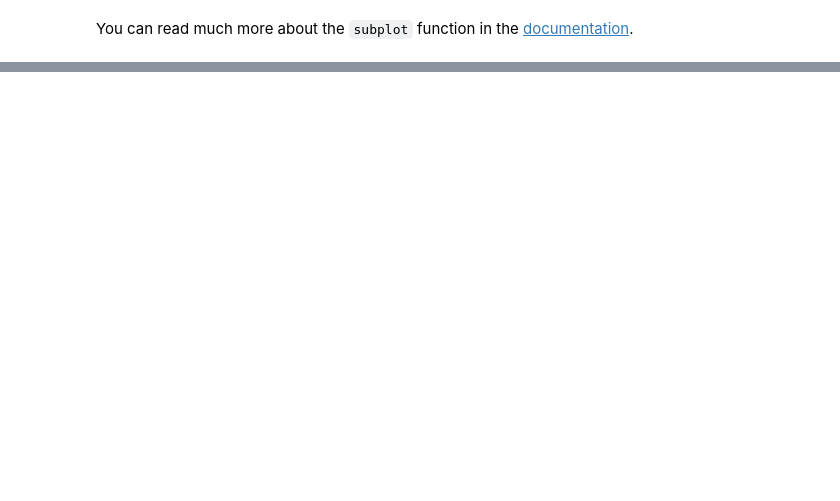
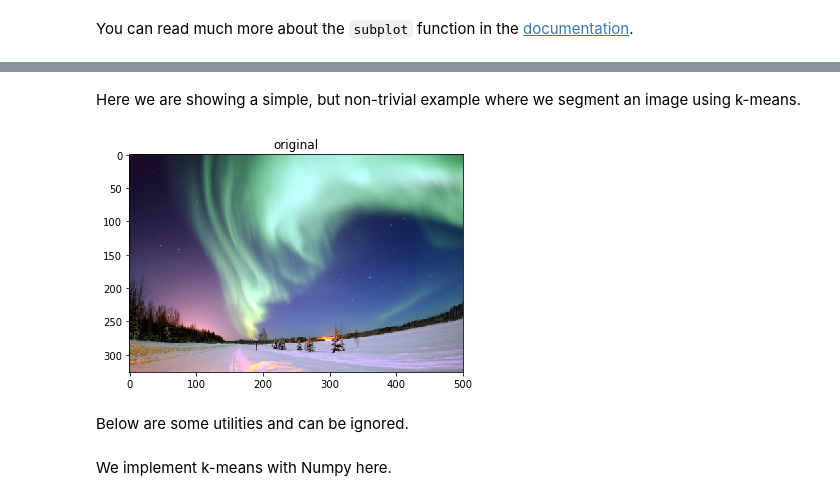
Before and after one commit to yulingl/cs109_python_tutorial, a Jupyter notebook: cs109_python_tutorial.ipynb, the cells around one changed output, grey strips where cells are left out. Drawn from its saved outputs; the diff is of its cells as text; code cells hidden in the pictures; blank space fills up the shorter version.

Commit message:
added examples

```diff
--- a/cs109_python_tutorial.ipynb
+++ b/cs109_python_tutorial.ipynb
@@ -1120,0 +1191,16 @@ You can read much more about the `subplot` function in the [documentation](http:
+# %% [markdown]
+Here we are showing a simple, but non-trivial example where we segment an image using k-means.
+# %%
+import numpy as np
+import matplotlib.pyplot as plt
+from scipy.misc import imread
+
+img = imread('data/polar_light.jpg')
+
+plt.imshow(img)
+plt.title('original')
+plt.show()
+# %% [output]
+[figure, added]
+# %% [markdown]
+Below are some utilities and can be ignored.
@@ -1120,0 +1236,2 @@ You can read much more about the `subplot` function in the [documentation](http:
+# %% [markdown]
+We implement k-means with Numpy here.
```
Also changed, not shown: parts of 27 cells of this notebook, 3 other files.
